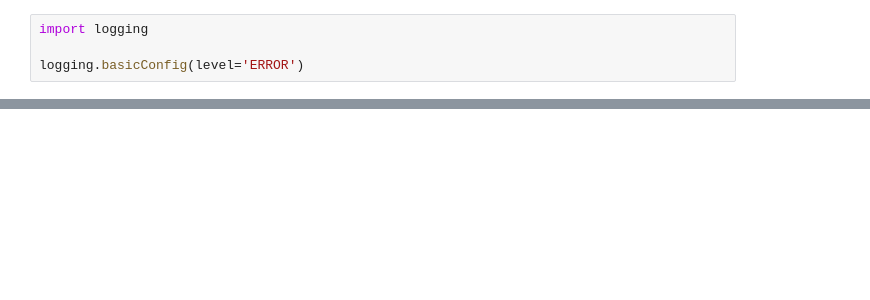
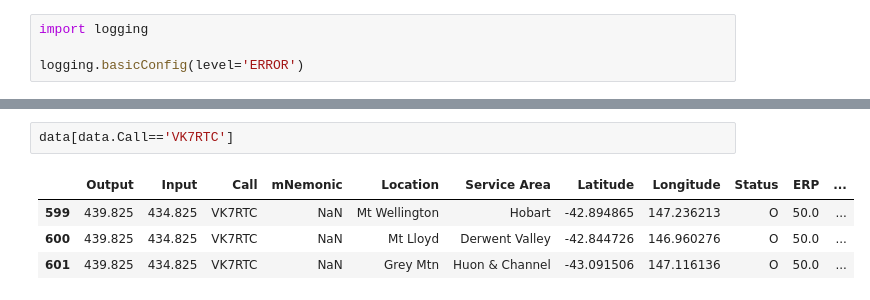
Before and after one commit to shtrom/geoham, a Jupyter notebook: Leaflet.ipynb, the cells around one changed output, grey strips where cells are left out. Saved outputs shown, nothing was run; the diff lists cells and outputs as text; blank space fills up the shorter version.

```diff
--- a/Leaflet.ipynb
+++ b/Leaflet.ipynb
@@ -37,3 +37,10 @@ m = d.display(data)
 m
 # %% [output]
 [interactive output not drawn]
+# %%
+data[data.Call=='VK7RTC']
+# %% [output]
+|  | Output | Input | Call | mNemonic | Location | Service Area | Latitude | Longitude | Status | ERP | ... |
+| 599 | 439.825 | 434.825 | VK7RTC | NaN | Mt Wellington | Hobart | -42.894865 | 147.236213 | O | 50.0 | ... |
+| 600 | 439.825 | 434.825 | VK7RTC | NaN | Mt Lloyd | Derwent Valley | -42.844726 | 146.960276 | O | 50.0 | ... |
+| 601 | 439.825 | 434.825 | VK7RTC | NaN | Grey Mtn | Huon & Channel | -43.091506 | 147.116136 | O | 50.0 | ... |
```
Also changed, not shown: parts of 1 cell of this notebook.
